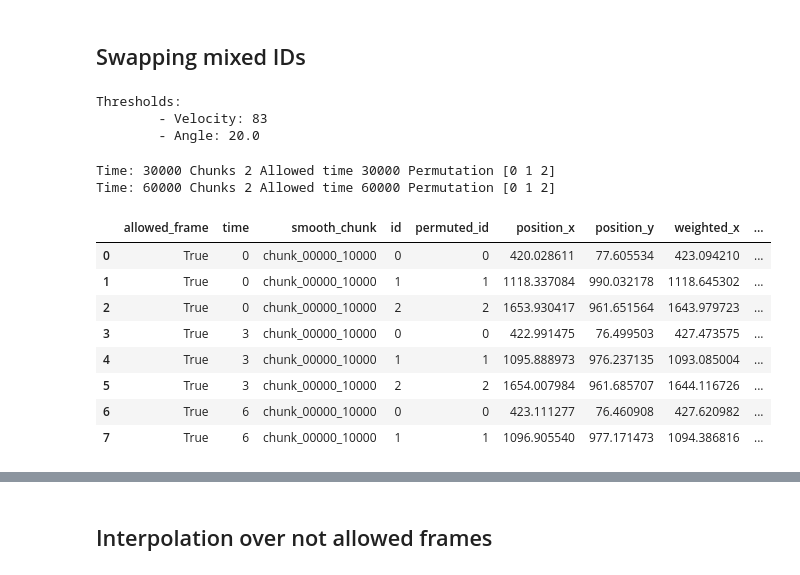
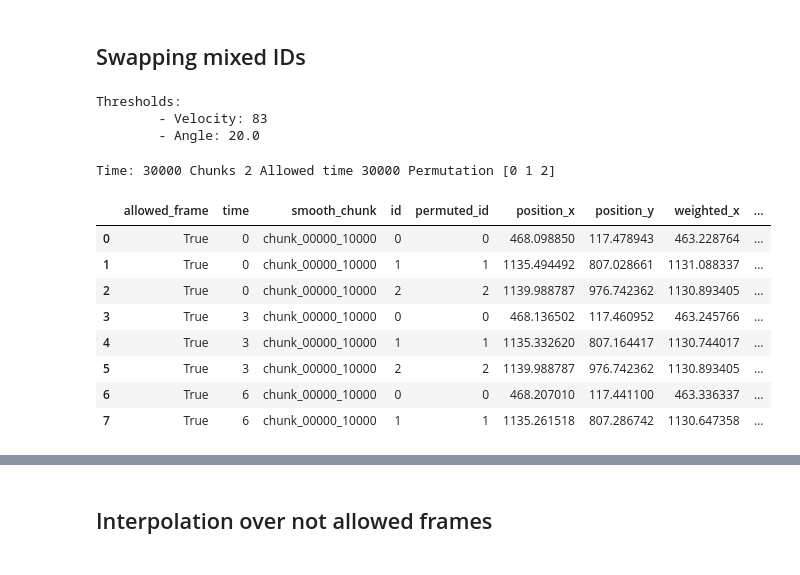
Before and after one commit to fsabrilb/High_Order_Interactions, a Jupyter notebook: tracking_videos/scripts/smoothing_particles.ipynb, the cells around one changed output, grey strips where cells are left out. Cells and saved outputs as stored; diff of their text form; code cells hidden in the pictures.

```diff
--- a/tracking_videos/scripts/smoothing_particles.ipynb
+++ b/tracking_videos/scripts/smoothing_particles.ipynb
@@ -29,11 +29,11 @@ log_path = "../logs"
 input_generation_date = "2025-02-18"
 
 ordering = True
-video_name = "3n_3m_0f_240214_1"
+video_name = "3n_3m_0f_240214_2"
 n_particles = int(video_name[0])
 save_figures = True
 x_bounds = [0, 1080]
-y_bounds = [40, 1870]
+y_bounds = [70, 1840]
 x_zoom = [0, 1080]
 y_zoom = [0, 1920]
 # %% [markdown]
@@ -68,45 +68,44 @@ reload(sp)
 
 arg_list = [
     # VIDEO 1
     [0    , 10000, velocity_threshold, omega_threshold, True],
     [10000, 20000, velocity_threshold, omega_threshold, True],
     [20000, 30000, velocity_threshold, omega_threshold, True],
     [30000, 40000, velocity_threshold, omega_threshold, True],
-    [40000, 50000, velocity_threshold, omega_threshold, True],
-    [50000, 60000, velocity_threshold, omega_threshold, True],
-    [60000, 73800, velocity_threshold, omega_threshold, True]#,
+    [40000, 43200, velocity_threshold, omega_threshold, True]#,
+    # [50000, 60000, velocity_threshold, omega_threshold, True],
+    # [60000, 70000, velocity_threshold, omega_threshold, True],
     # [70000, 80000, velocity_threshold, omega_threshold, True],
     # [80000, 90000, velocity_threshold, omega_threshold, True],
     # [90000, 100000, velocity_threshold, omega_threshold, True],
     # [100000, 108311, velocity_threshold, omega_threshold, True]
 ]
 
 df_final = sp.smooth_frames(
     df_tracked=df_tracked,
     arg_list=arg_list,
     order=False,
     log_path=log_path,
     log_filename="log_{}".format(video_name),
     verbose=1,
     tqdm_bar=True
 )
 
 df_final.head(8)
 # %% [output]
 Thresholds:
         - Velocity: 83
         - Angle: 20.0
 Time: 30000 Chunks 2 Allowed time 30000 Permutation [0 1 2]
-Time: 60000 Chunks 2 Allowed time 60000 Permutation [0 1 2]
 |  | allowed_frame | time | smooth_chunk | id | permuted_id | position_x | position_y | weighted_x | ... |
-| 0 | True | 0 | chunk_00000_10000 | 0 | 0 | 420.028611 | 77.605534 | 423.094210 | ... |
-| 1 | True | 0 | chunk_00000_10000 | 1 | 1 | 1118.337084 | 990.032178 | 1118.645302 | ... |
-| 2 | True | 0 | chunk_00000_10000 | 2 | 2 | 1653.930417 | 961.651564 | 1643.979723 | ... |
-| 3 | True | 3 | chunk_00000_10000 | 0 | 0 | 422.991475 | 76.499503 | 427.473575 | ... |
-| 4 | True | 3 | chunk_00000_10000 | 1 | 1 | 1095.888973 | 976.237135 | 1093.085004 | ... |
-| 5 | True | 3 | chunk_00000_10000 | 2 | 2 | 1654.007984 | 961.685707 | 1644.116726 | ... |
-| 6 | True | 6 | chunk_00000_10000 | 0 | 0 | 423.111277 | 76.460908 | 427.620982 | ... |
-| 7 | True | 6 | chunk_00000_10000 | 1 | 1 | 1096.905540 | 977.171473 | 1094.386816 | ... |
+| 0 | True | 0 | chunk_00000_10000 | 0 | 0 | 468.098850 | 117.478943 | 463.228764 | ... |
+| 1 | True | 0 | chunk_00000_10000 | 1 | 1 | 1135.494492 | 807.028661 | 1131.088337 | ... |
+| 2 | True | 0 | chunk_00000_10000 | 2 | 2 | 1139.988787 | 976.742362 | 1130.893405 | ... |
+| 3 | True | 3 | chunk_00000_10000 | 0 | 0 | 468.136502 | 117.460952 | 463.245766 | ... |
+| 4 | True | 3 | chunk_00000_10000 | 1 | 1 | 1135.332620 | 807.164417 | 1130.744017 | ... |
+| 5 | True | 3 | chunk_00000_10000 | 2 | 2 | 1139.988787 | 976.742362 | 1130.893405 | ... |
+| 6 | True | 6 | chunk_00000_10000 | 0 | 0 | 468.207010 | 117.441100 | 463.336337 | ... |
+| 7 | True | 6 | chunk_00000_10000 | 1 | 1 | 1135.261518 | 807.286742 | 1130.647358 | ... |
 # %%
 df_final.tail(5)
 # %% [output]
```
Also changed, not shown: parts of 5 cells of this notebook, 2 other files.
